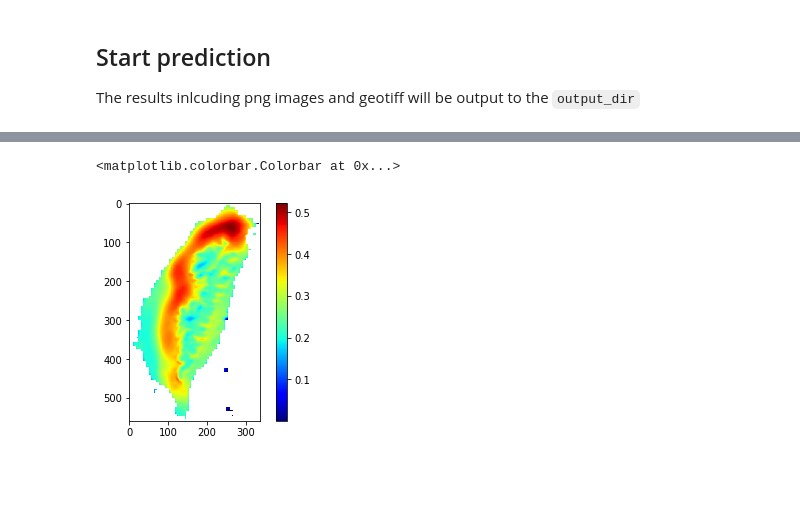
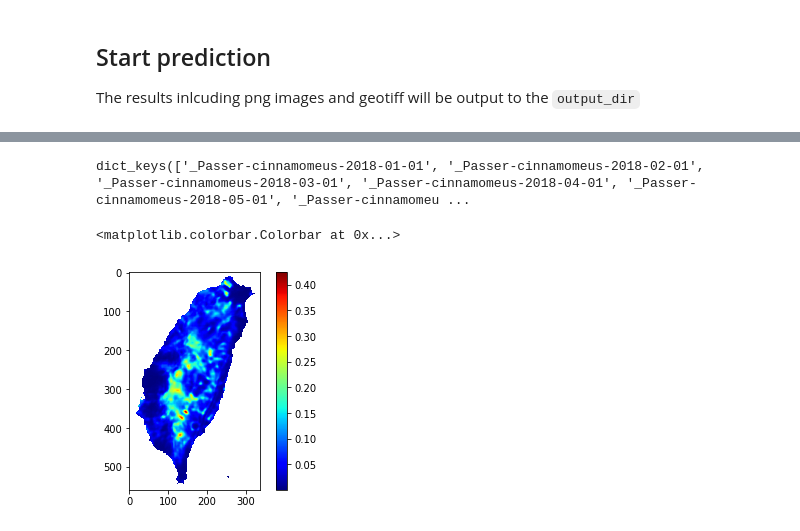
Before and after one commit to yuhinas/DeepSDM, a Jupyter notebook: 03_make_prediction.ipynb, the cells around one changed output, grey strips where cells are left out. Cells and saved outputs as stored; diff of their text form; code cells hidden in the pictures; blank space fills up the shorter version.

```diff
--- a/03_make_prediction.ipynb
+++ b/03_make_prediction.ipynb
@@ -122,9 +127,13 @@ Dicrurus_macrocercus_2020_09_01: 9.376498937606812 seconds ..................
+# %%
+raw_results.keys()
+# %% [output]
+dict_keys(['_Passer-cinnamomeus-2018-01-01', '_Passer-cinnamomeus-2018-02-01', '_Passer-cinnamomeus-2018-03-01', '_Passer-cinnamomeus-2018-04-01', '_Passer-cinnamomeus-2018-05-01', '_Passer-cinnamomeu ...
 # %%
 plt.imshow(
-    raw_results['Dicrurus_macrocercus_2020-09-01'][1],
+    raw_results['_Passer-cinnamomeus-2018-01-01'][1],
     cmap='jet',
 )
 plt.colorbar()
 # %% [output]
 <matplotlib.colorbar.Colorbar at 0x...>
-[figure, old version]
+[figure, new version]
```
Also changed, not shown: parts of 5 cells of this notebook.
